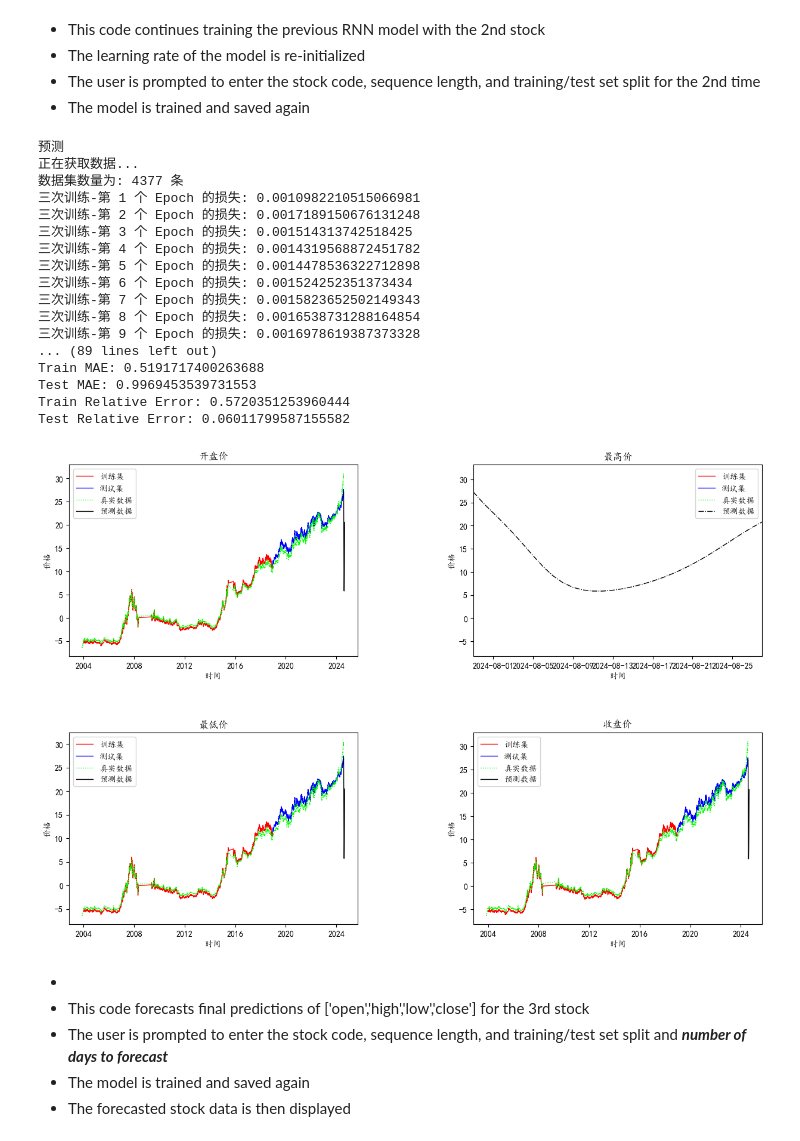
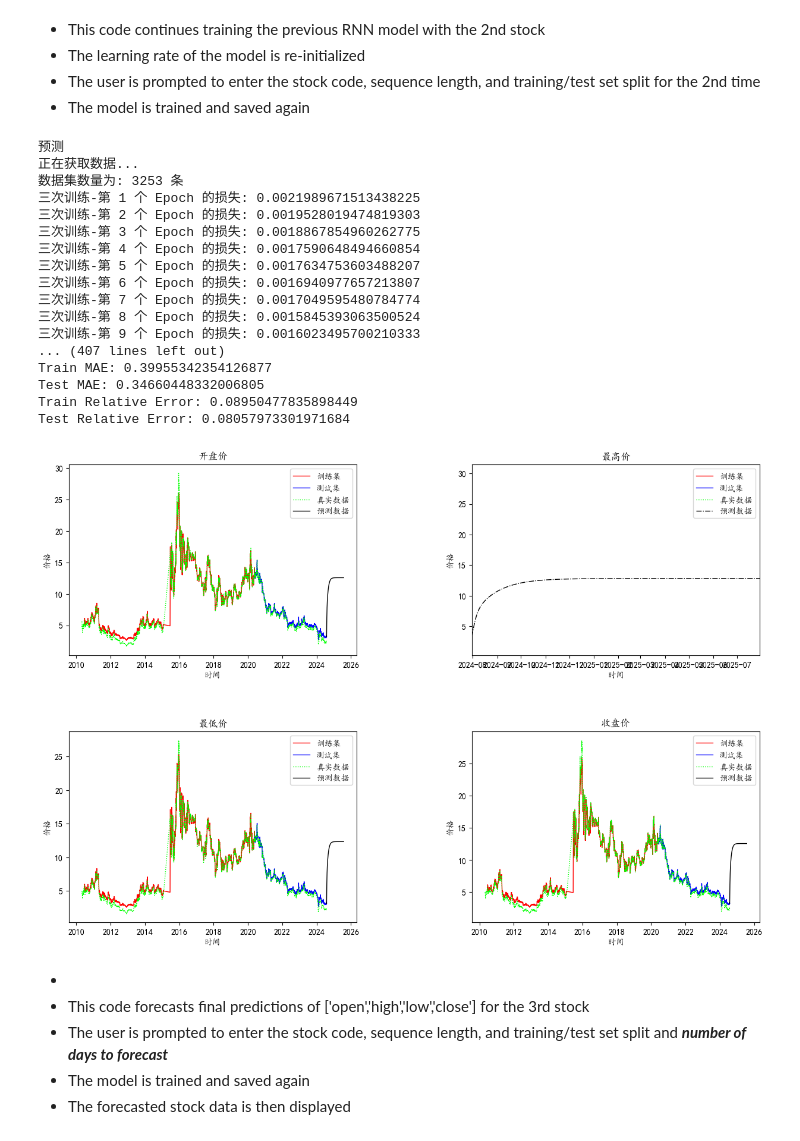
Before and after one commit to ianwu0907/mymachine-learning, a Jupyter notebook: stockforecasting/stockforecasting_pre_training_v2.ipynb, the cells around one changed output. Drawn from its saved outputs; the diff is of its cells as text; code cells hidden in the pictures.

```diff
--- a/stockforecasting/stockforecasting_pre_training_v2.ipynb
+++ b/stockforecasting/stockforecasting_pre_training_v2.ipynb
@@ -313,7 +337,7 @@ def show(code, train_end, n, columns, p):
     first_local_min_index = find_first_local_minimum(predict[:, 0])
 
     # 从找到的局部最低点开始计算利润
-    profit = calculate_profit_from_start_date(predict[:,0], 100, first_local_min_index, predict_dates)
+    profit = calculate_profit_with_strategy(predict[:,0], 100, predict_dates)
     # best_start_day, max_profit = find_best_strategy(predict[0][:], 100)
 
     print(f"从第 {first_local_min_index} 天开始的收益为: {profit:.2f}%")
@@ -515,7 +539,7 @@ if __name__ == "__main__":
 - The model is trained and saved
 # %%
 # 二次训练
-second_stock_code = '300078'
+second_stock_code = '600900'
 save_to_xlsx(second_stock_code)
 n = int(30)
 print("选择训练集长度")
@@ -583,12 +607,12 @@ print("第二支股票增量训练完成并保存。")
 # %%
  # 预测
 print("预测")
-code='600900'
+code='300078'
 save_to_xlsx(code)
 n = int(30)
 
 train_end = int(get_row_count(code + "_history.xlsx"))
-p = int(30)
+p = int(365)
 # 爬取和读取数据
 
 #df_predict, _, _, _ = read_from_excel(code + "_history.xlsx", n, 0, columns)
@@ -609,49 +633,49 @@ train_loader = DataLoader(train_set, batch_size=10, shuffle=False)
 rnn = torch.load(second_stock_code + "_model.pkl")
 # 重新初始化学习率
 optimizer = torch.optim.Adam(rnn.parameters(), lr=LR)
 
 # 开始训练
 for step in range(EPOCH):
     for tx, ty in train_loader:
         # 将数据加载到GPU中
         tx = tx.to(device)
         ty = ty.to(device)
         output = rnn(tx)
         # 计算损失
         loss = loss_func(torch.squeeze(output[:, -1, :]), torch.squeeze(ty))
         # 梯度清零
         optimizer.zero_grad()
         # 反向传播
         loss.backward()
         # 更新权重
         optimizer.step()
     scheduler.step()
     # 打印每个epoch的损失
     print(f"三次训练-第 {step + 1} 个 Epoch 的损失: {loss.item()}")
 
 torch.save(rnn, code + ".pkl")
 
 
 show(code, train_end, n, columns, p)
 # %% [output]
 预测
 正在获取数据...
-数据集数量为: 4377 条
-三次训练-第 1 个 Epoch 的损失: 0.0010982210515066981
-三次训练-第 2 个 Epoch 的损失: 0.0017189150676131248
-三次训练-第 3 个 Epoch 的损失: 0.001514313742518425
-三次训练-第 4 个 Epoch 的损失: 0.0014319568872451782
-三次训练-第 5 个 Epoch 的损失: 0.0014478536322712898
-三次训练-第 6 个 Epoch 的损失: 0.001524252351373434
-三次训练-第 7 个 Epoch 的损失: 0.0015823652502149343
-三次训练-第 8 个 Epoch 的损失: 0.0016538731288164854
-三次训练-第 9 个 Epoch 的损失: 0.0016978619387373328
-... (89 lines left out)
-Train MAE: 0.5191717400263688
-Test MAE: 0.9969453539731553
-Train Relative Error: 0.5720351253960444
-Test Relative Error: 0.06011799587155582
+数据集数量为: 3253 条
+三次训练-第 1 个 Epoch 的损失: 0.0021989671513438225
+三次训练-第 2 个 Epoch 的损失: 0.0019528019474819303
+三次训练-第 3 个 Epoch 的损失: 0.0018867854960262775
+三次训练-第 4 个 Epoch 的损失: 0.0017590648494660854
+三次训练-第 5 个 Epoch 的损失: 0.0017634753603488207
+三次训练-第 6 个 Epoch 的损失: 0.0016940977657213807
+三次训练-第 7 个 Epoch 的损失: 0.0017049595480784774
+三次训练-第 8 个 Epoch 的损失: 0.0015845393063500524
+三次训练-第 9 个 Epoch 的损失: 0.0016023495700210333
+... (407 lines left out)
+Train MAE: 0.39955342354126877
+Test MAE: 0.34660448332006805
+Train Relative Error: 0.08950477835898449
+Test Relative Error: 0.08057973301971684
-[figure, old version]
+[figure, new version]
 # %% [markdown]
 -
 - This code forecasts final predictions of ['open','high','low','close'] for the 3rd stock
```
Also changed, not shown: parts of 5 cells of this notebook, 19 other files.
